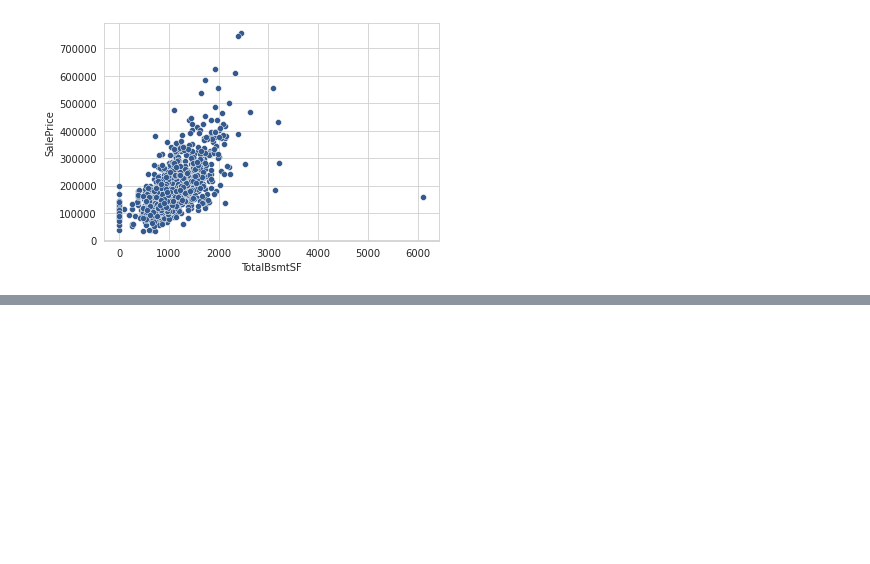
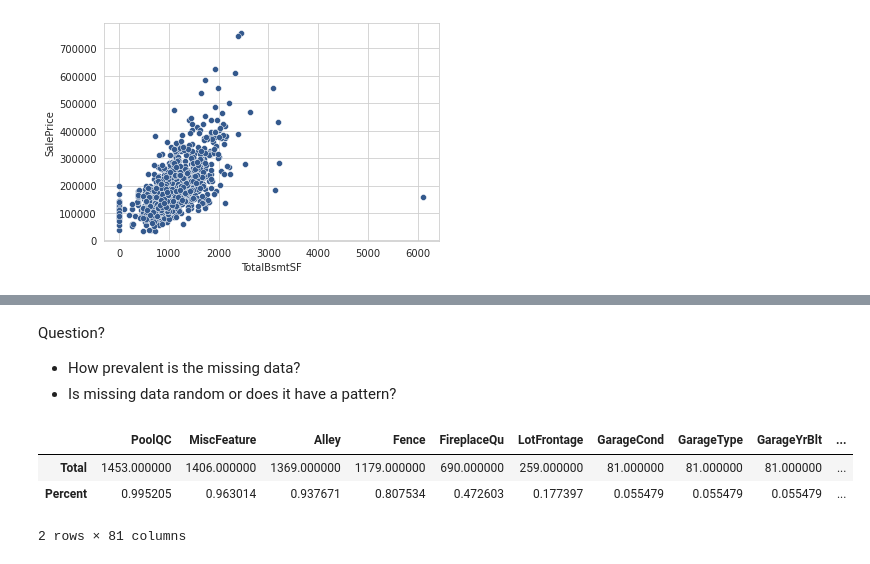
Before and after one commit to truongthuanr/self-learning-project, a Jupyter notebook: 01_HousePriceAmes.ipynb, the cells around one changed output, grey strips where cells are left out. Drawn from its saved outputs; the diff is of its cells as text; code cells hidden in the pictures; blank space fills up the shorter version.

```diff
--- a/01_HousePriceAmes.ipynb
+++ b/01_HousePriceAmes.ipynb
@@ -96,0 +128,17 @@ sns.scatterplot(x=train_df[variable],y=train_df["SalePrice"],color="#34598D")
+# %% [markdown]
+Question?
+* How prevalent is the missing data?
+* Is missing data random or does it have a pattern?
+# %%
+# Missing data
+missing = train_df.isna().sum().sort_values(ascending=False) # Get number of missing data
+percent = missing/train_df.isna().count()
+# Create a dataframe
+missing_data = pd.concat([missing,percent],keys=["Total","Percent"],axis=1)
+# %%
+missing_data.T
+# %% [output]
+|  | PoolQC | MiscFeature | Alley | Fence | FireplaceQu | LotFrontage | GarageCond | GarageType | GarageYrBlt | ... |
+| Total | 1453.000000 | 1406.000000 | 1369.000000 | 1179.000000 | 690.000000 | 259.000000 | 81.000000 | 81.000000 | 81.000000 | ... |
+| Percent | 0.995205 | 0.963014 | 0.937671 | 0.807534 | 0.472603 | 0.177397 | 0.055479 | 0.055479 | 0.055479 | ... |
+2 rows × 81 columns
```
Also changed, not shown: parts of 6 cells of this notebook.
